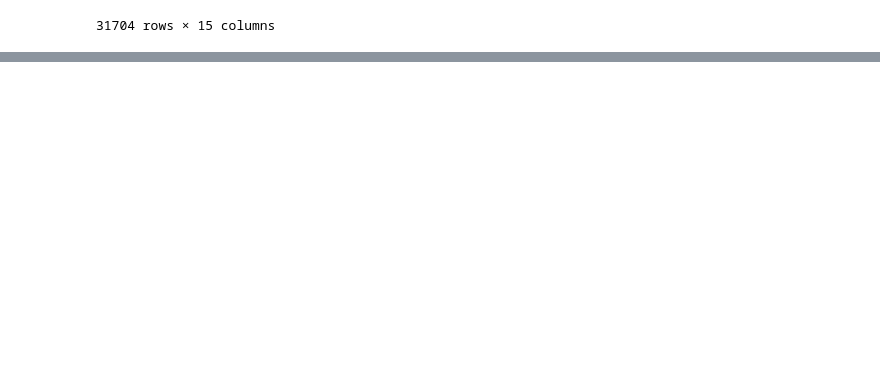
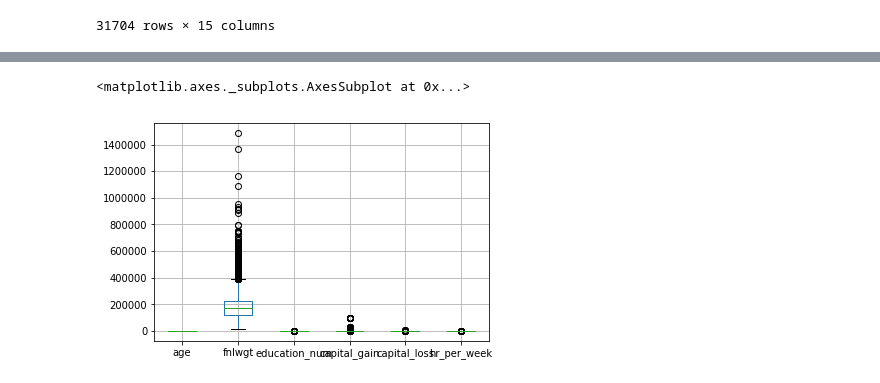
Before and after one commit to bpark4/Math2212_Parkosewich, a Jupyter notebook: M2_Statistics/M2_Adult.ipynb, the cells around one changed output, grey strips where cells are left out. Cells and saved outputs as stored; diff of their text form; code cells hidden in the pictures; blank space fills up the shorter version.

```diff
--- a/M2_Statistics/M2_Adult.ipynb
+++ b/M2_Statistics/M2_Adult.ipynb
@@ -538,0 +612,5 @@ adult_median_outlier_drop
+# %%
+women_eda.boxplot()
+# %% [output]
+<matplotlib.axes._subplots.AxesSubplot at 0x...>
+[figure, added]
```
Also changed, not shown: parts of 14 cells of this notebook.
